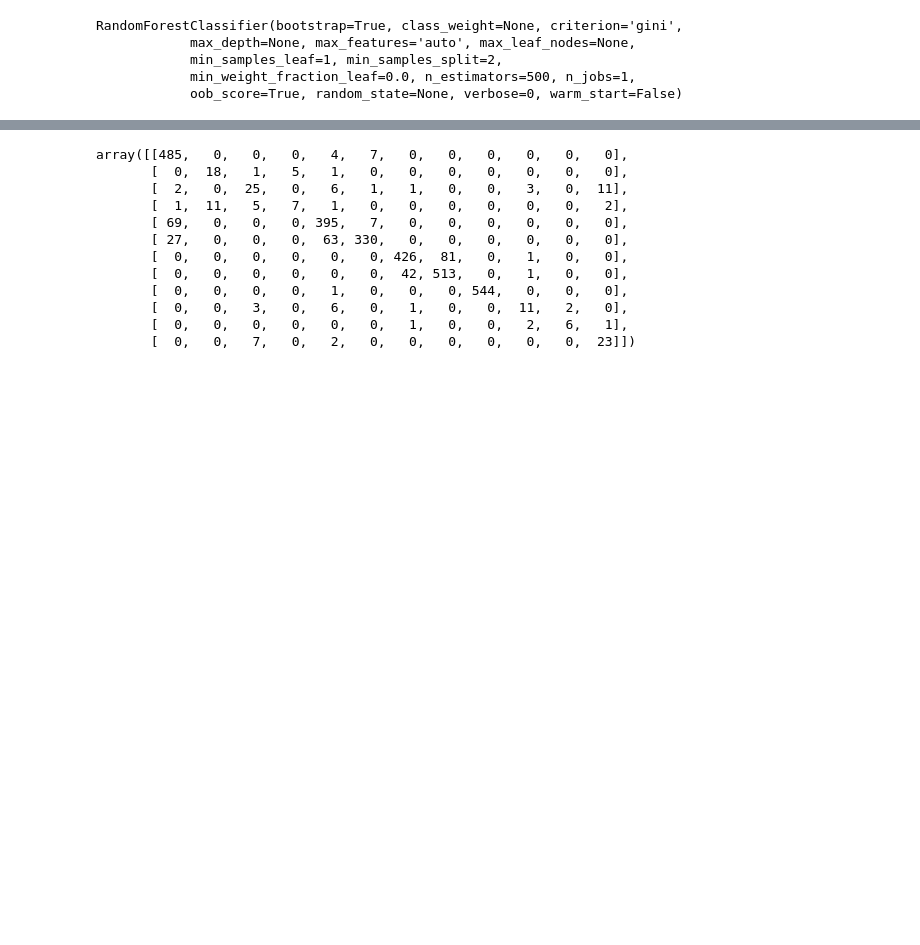
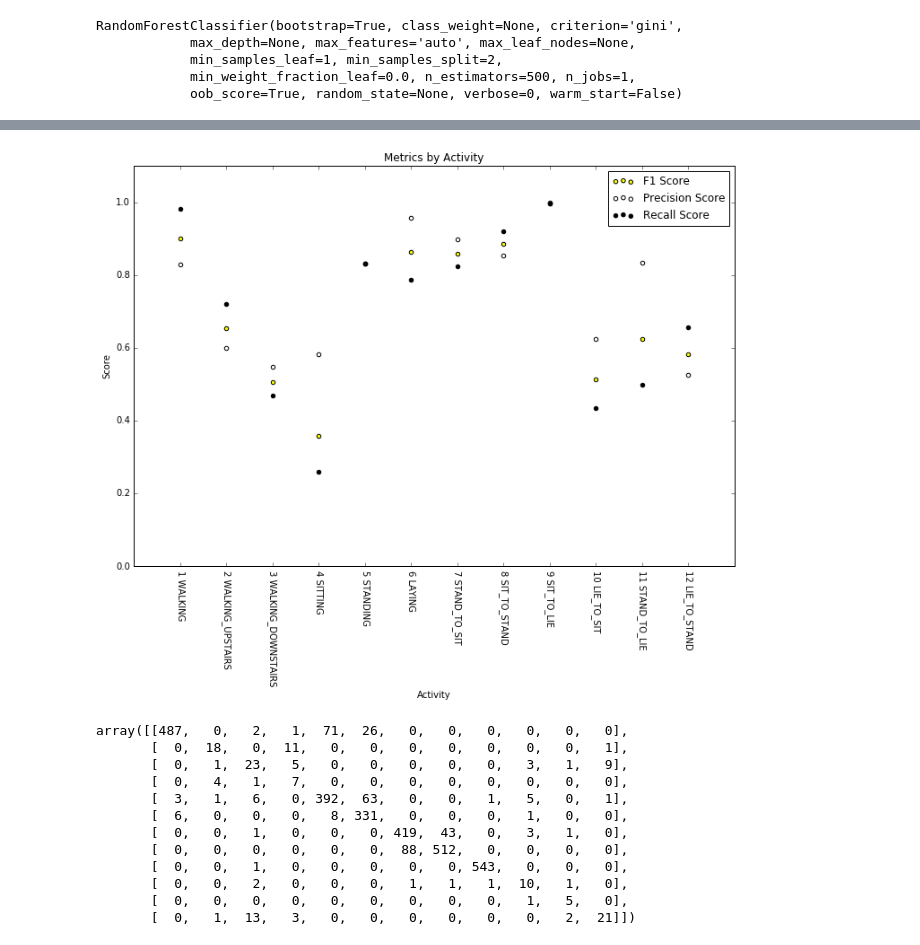
Before and after one commit to mshofmann/data_science, a Jupyter notebook: Activity_Prediction.ipynb, the cells around one changed output, grey strips where cells are left out. Saved outputs shown, nothing was run; the diff lists cells and outputs as text; code cells hidden in the pictures; blank space fills up the shorter version.

```diff
--- a/Activity_Prediction.ipynb
+++ b/Activity_Prediction.ipynb
@@ -122,0 +143,6 @@ clf.oob_score_
+# %%
+df_metrics = pd.DataFrame({'activity':range(1,13),
+                           'precision':metrics.precision_score(expected_from_test, predicted_from_test, average=None),
+                           'recall':metrics.recall_score(expected_from_test, predicted_from_test, average=None),
+                           'f1':metrics.f1_score(expected_from_test, predicted_from_test, average=None)})
+df_metrics
@@ -123,15 +163,31 @@ clf.oob_score_
+# %%
+ax = df_metrics.plot(kind='scatter', x='activity', y='f1',
+                     c='Yellow', label='F1 Score', figsize=(12, 8))
+df_metrics.plot(kind='scatter', x='activity', y='precision',
+                c='White', label='Precision Score', ax=ax)
+df_metrics.plot(kind='scatter', x='activity', y='recall',
+                c='Black', label='Recall Score', ax=ax)
+plt.title('Metrics by Activity')
+plt.xlabel('Activity')
+plt.ylabel('Score')
+plt.axis([0,13,0,1.1])
+plt.xticks(np.arange(13),
+           ['']+[line.strip() for line in open('HAPT_Data_Set/activity_labels.txt','r')],
+           rotation=270);
+# %% [output]
+[figure, added]
 # %%
-metrics.confusion_matrix(expected_from_test, predicted_from_test)
+metrics.confusion_matrix(predicted_from_test, expected_from_test)
 # %% [output]
-array([[485,   0,   0,   0,   4,   7,   0,   0,   0,   0,   0,   0],
-       [  0,  18,   1,   5,   1,   0,   0,   0,   0,   0,   0,   0],
-       [  2,   0,  25,   0,   6,   1,   1,   0,   0,   3,   0,  11],
-       [  1,  11,   5,   7,   1,   0,   0,   0,   0,   0,   0,   2],
-       [ 69,   0,   0,   0, 395,   7,   0,   0,   0,   0,   0,   0],
-       [ 27,   0,   0,   0,  63, 330,   0,   0,   0,   0,   0,   0],
-       [  0,   0,   0,   0,   0,   0, 426,  81,   0,   1,   0,   0],
-       [  0,   0,   0,   0,   0,   0,  42, 513,   0,   1,   0,   0],
-       [  0,   0,   0,   0,   1,   0,   0,   0, 544,   0,   0,   0],
-       [  0,   0,   3,   0,   6,   0,   1,   0,   0,  11,   2,   0],
-       [  0,   0,   0,   0,   0,   0,   1,   0,   0,   2,   6,   1],
-       [  0,   0,   7,   0,   2,   0,   0,   0,   0,   0,   0,  23]])
+array([[487,   0,   2,   1,  71,  26,   0,   0,   0,   0,   0,   0],
+       [  0,  18,   0,  11,   0,   0,   0,   0,   0,   0,   0,   1],
+       [  0,   1,  23,   5,   0,   0,   0,   0,   0,   3,   1,   9],
+       [  0,   4,   1,   7,   0,   0,   0,   0,   0,   0,   0,   0],
+       [  3,   1,   6,   0, 392,  63,   0,   0,   1,   5,   0,   1],
+       [  6,   0,   0,   0,   8, 331,   0,   0,   0,   1,   0,   0],
+       [  0,   0,   1,   0,   0,   0, 419,  43,   0,   3,   1,   0],
+       [  0,   0,   0,   0,   0,   0,  88, 512,   0,   0,   0,   0],
+       [  0,   0,   1,   0,   0,   0,   0,   0, 543,   0,   0,   0],
+       [  0,   0,   2,   0,   0,   0,   1,   1,   1,  10,   1,   0],
+       [  0,   0,   0,   0,   0,   0,   0,   0,   0,   1,   5,   0],
+       [  0,   1,  13,   3,   0,   0,   0,   0,   0,   0,   2,  21]])
```
Also changed, not shown: parts of 22 cells of this notebook.
